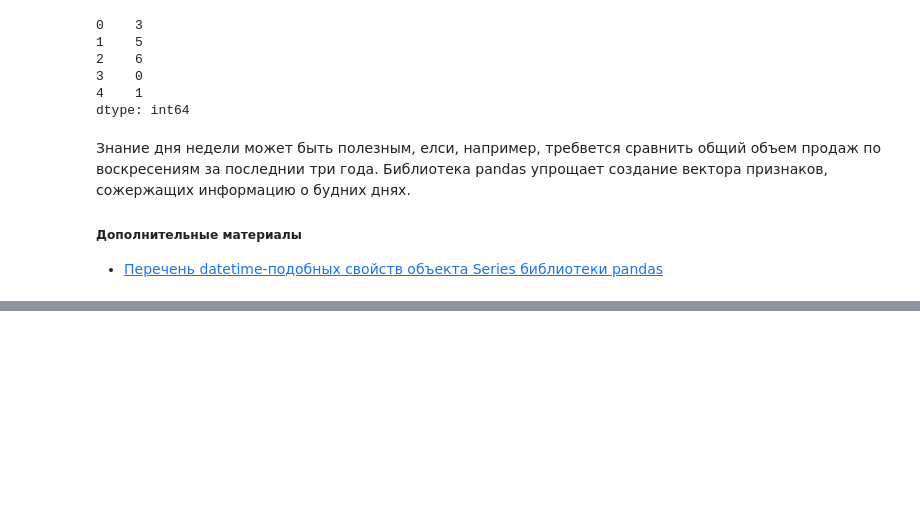
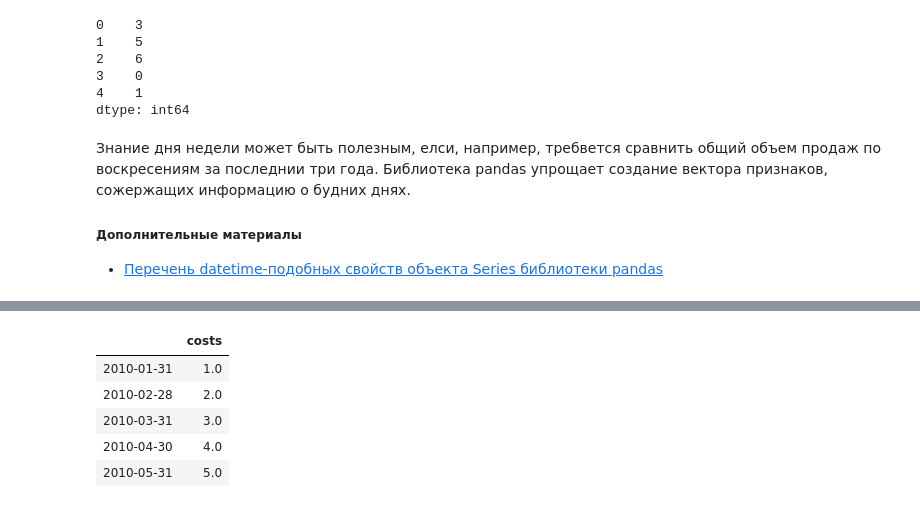
Before and after one commit to AntonNeverovich/data-science, a Jupyter notebook: cookbooks/8-date-and-time-processing-cookbook.ipynb, the cells around one changed output, grey strips where cells are left out. Drawn from its saved outputs; the diff is of its cells as text; code cells hidden in the pictures; blank space fills up the shorter version.

```diff
--- a/cookbooks/8-date-and-time-processing-cookbook.ipynb
+++ b/cookbooks/8-date-and-time-processing-cookbook.ipynb
@@ -254,0 +337,19 @@ dtype: int64
+# %%
+# Создать дату
+time_index = pd.date_range('1/1/2010', periods=5, freq='M')
+
+# Создать фрейм данных, задать индекс
+df = pd.DataFrame(index=time_index)
+
+# Создать признак с промежутком пропущеных значений
+df['costs'] = [1.0, 2.0, np.nan, np.nan, 5]
+
+# Интерполировать пропущенные значения
+df.interpolate()
+# %% [output]
+|  | costs |
+| 2010-01-31 | 1.0 |
+| 2010-02-28 | 2.0 |
+| 2010-03-31 | 3.0 |
+| 2010-04-30 | 4.0 |
+| 2010-05-31 | 5.0 |
```
Also changed, not shown: parts of 16 cells of this notebook.
